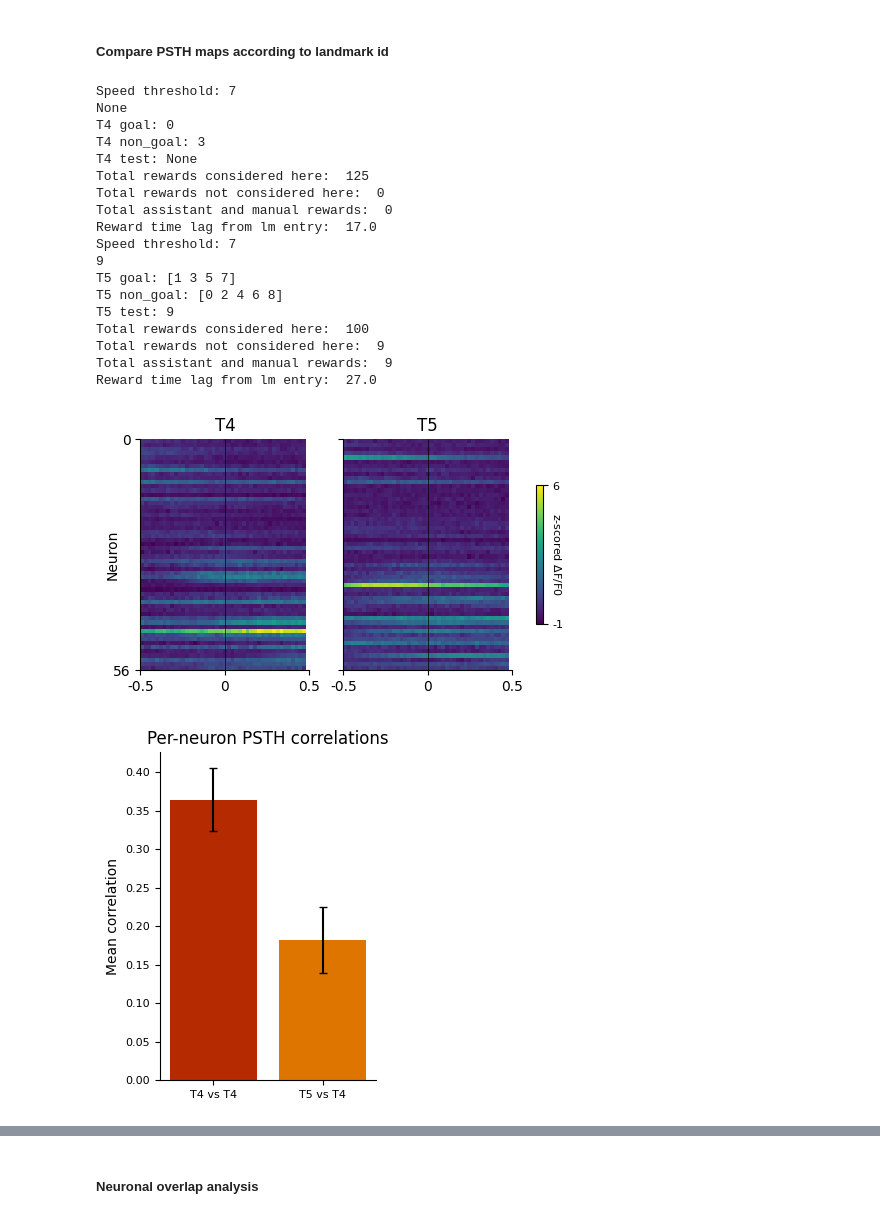
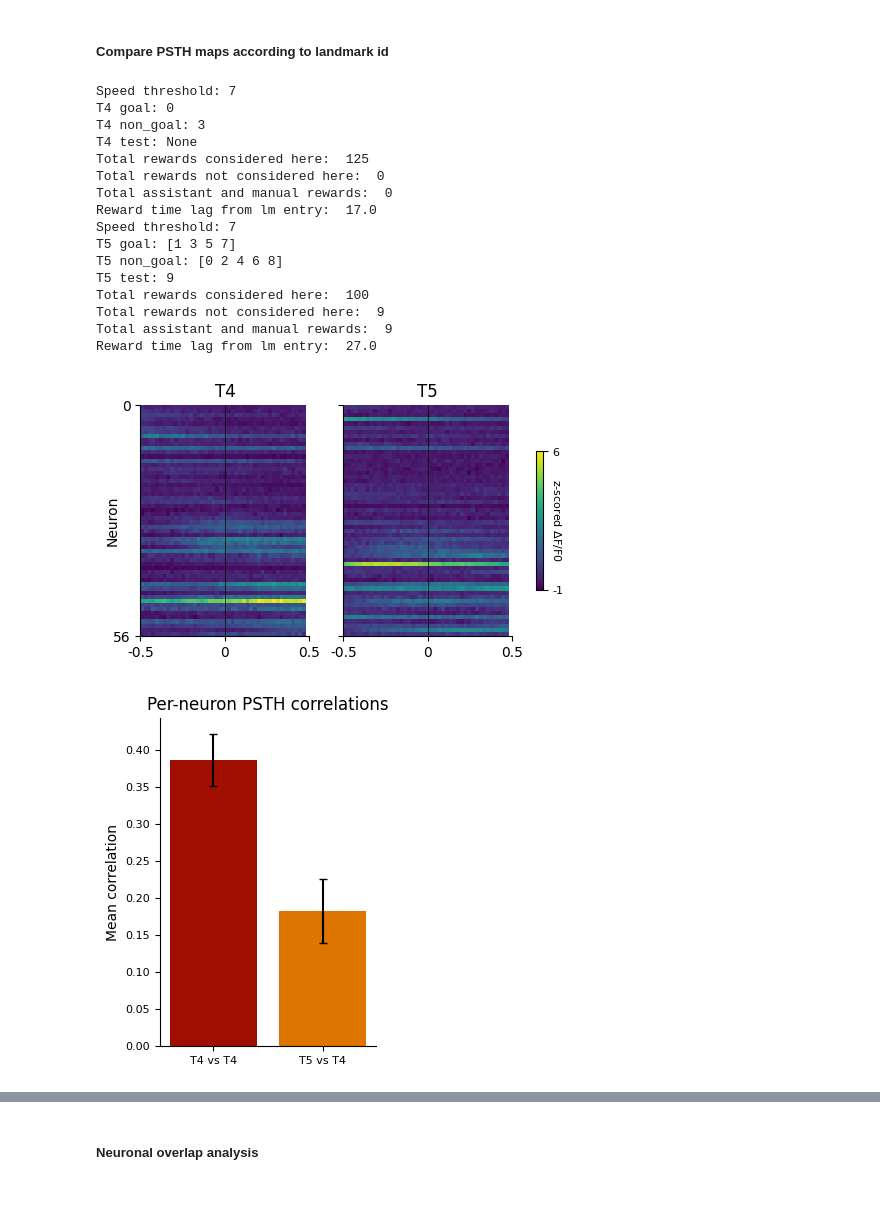
Before and after one commit to AthinaApostolelli/VR_ABCD, a Jupyter notebook: Explore_neural_data_sessions.ipynb, the cells around one changed output, grey strips where cells are left out. Saved outputs shown, nothing was run; the diff lists cells and outputs as text; code cells hidden in the pictures.

Commit message:
Updating landmark id comparison in T4 and T5

```diff
--- a/Explore_neural_data_sessions.ipynb
+++ b/Explore_neural_data_sessions.ipynb
@@ -54,7 +56,7 @@ sessions_to_align = ["ses-010_date-20250314_protocol-t4", "ses-011_date-20250315
 num_sessions = len(sessions_to_align)
 protocol_nums = [int(re.search(r'protocol-t(\d+)', s).group(1)) for s in sessions_to_align]
 
-basepath = Path('/media/mrsic_flogel/public/projects/AtApSuKuSaRe_20250129_HFScohort2')
+basepath = Path('/Volumes/mrsic_flogel/public/projects/AtApSuKuSaRe_20250129_HFScohort2')
 animal = 'TAA0000066'
 func_img_path = 'funcimg/Session'
 alignment_path = basepath / animal / '_'.join(f't{n}' for n in protocol_nums)
@@ -331,9 +333,9 @@ for ref_goal in tracked_reward_id_tuned_idx[ref_prot].keys():
 
 session_struct = {}
 
-for protocol_num, session in zip(protocol_nums, sessions_to_align):
-    data = load_nidaq_behaviour_data(os.path.join(basepath, animal, session))
-    position_data, options = load_vr_behaviour_data(os.path.join(basepath, animal, session))
+for s, (protocol_num, sess) in enumerate(zip(protocol_nums, sessions_to_align)):
+    data = load_nidaq_behaviour_data(os.path.join(basepath, animal, sess))
+    position_data, options = load_vr_behaviour_data(os.path.join(basepath, animal, sess))
 
     session = create_session_struct(position_data, options)
 
@@ -383,12 +385,11 @@ for protocol_num, session in zip(protocol_nums, sessions_to_align):
     print(f"T{protocol_num} non_goal: {session['non_goal_landmark_id']}")
     print(f"T{protocol_num} test: {session['test_landmark_id']}")
 
-    session['rew_time_lag'], _, _, _, _ = get_landmark_category_rew_idx(sequence, num_landmarks, session, position_data, data)
+    session = get_landmark_category_rew_idx(sequence, num_landmarks, session, position_data, data)
 
-    session_struct['session'] = session     # TODO: save
+    session_struct[s] = session     # TODO: save
 # %% [output]
 Speed threshold: 7
-None
 T4 goal: 0
 T4 non_goal: 3
 T4 test: None
@@ -397,7 +398,6 @@ Total rewards not considered here:  0
 Total assistant and manual rewards:  0
 Reward time lag from lm entry:  17.0
 Speed threshold: 7
-9
 T5 goal: [1 3 5 7]
 T5 non_goal: [0 2 4 6 8]
 T5 test: 9
@@ -411,6 +411,7 @@ conditions = [f'T{prot}' for prot in protocol_nums]
 goal_label_map = {1: 'A', 2: 'B', 3: 'C', 4: 'D', '1': 'A', '2': 'B', '3': 'C', '4': 'D', 'A': 'A', 'B': 'B', 'C': 'C', 'D': 'D'}
 all_references = [(prot, goal) for prot in tracked_reward_id_tuned_idx.keys() for goal in tracked_reward_id_tuned_idx[prot].keys()]
 ref_prot = 0  # session idx to use as reference i.e. how have things changed compared to that session
+color_scheme = palettes.met_brew('Johnson', n=len(conditions)*2, brew_type="continuous")
 
 for ref_goal in tracked_reward_id_tuned_idx[ref_prot].keys():
     goal_id = goal_label_map.get(ref_goal, str(ref_goal))
@@ -424,39 +425,38 @@ for ref_goal in tracked_reward_id_tuned_idx[ref_prot].keys():
         # neurons = np.array(neurons_considered_sessions[s])[consistent_reward_id_tuned_neuron_idx[goal]]  # ids of tracked neurons that are consistently reward-tuned
         neurons = np.array(neurons_considered_sessions[s])[tracked_reward_id_tuned_idx[ref_prot][ref_goal]]    # ids of tracked neurons that are reward-tuned and goal-specific in the *1st session*
         neuron_idx = np.where(np.isin(neurons_considered[s], neurons))[0]   # indices of these neurons inside their original list of neurons considered
 
         for goal in ABCD_goals:
             if goal not in tracked_reward_id_tuned_idx[s]:
                 continue
             # Extract the reward PSTHs for these neurons
             if 'reward_id_psth' in results_rewards[s]:
                 psths[s][goal] = results_rewards[s]['reward_id_psth'][()][goal][neuron_idx]
                 average_psths[s][goal] = results_rewards[s]['average_reward_id_psth'][()][goal][neuron_idx]
 
             else:
                 psths[s][goal] = results_rewards[s]['reward_psth'][neuron_idx]
                 average_psths[s][goal] = results_rewards[s]['average_reward_psth'][neuron_idx]
 
         mean_goal_psths = [average_psths[s][goal] for goal in ABCD_goals if goal in average_psths[s] and len(average_psths[s][goal]) > 0]
         goal_psths = [psths[s][goal] for goal in ABCD_goals if goal in psths[s] and len(psths[s][goal] > 0)]
         if mean_goal_psths:
-            average_across_goals[s][1] = np.mean(np.stack(mean_goal_psths, axis=0), axis=0)  # average over goals (axis=0)
-            psths_across_goals[s][1] = np.concatenate(goal_psths, axis=1)
+            average_across_goals[s] = np.mean(np.stack(mean_goal_psths, axis=0), axis=0)  # average over goals (axis=0)
+            psths_across_goals[s] = np.concatenate(goal_psths, axis=1)
         else:
-            average_across_goals[s][1] = average_psths[s][goal]
-        # print(psths_across_goals[s][1].shape)
+            average_across_goals[s] = average_psths[s][goal]
 
     plot_all_sessions_goal_psth_map(all_average_psths=average_across_goals, conditions=conditions, zscoring=True, ref_session=ref_prot, sorting_goal=1, \
                                     time_around=time_around, funcimg_frame_rate=45, save_plot=False, savepath=savepath, \
                                     savedir='RewardPSTH_RewardTunedNeurons', filename=f'A-avgABCD_T{protocol_nums[ref_prot]}-Reward{goal_id}-TunedNeurons_PSTH_allSessions')
 
     reference = all_references.index((ref_prot, ref_goal))
     _ = get_map_correlation(psths=psths_across_goals, average_psths=average_across_goals, conditions=conditions, zscoring=True, reference=reference, color_scheme=color_scheme, \
                             save_plot=False, savepath=savepath, savedir='RewardPSTH_RewardTunedNeurons', \
                                 filename=f'A-avgABCD_FiringMap_correlation_T{protocol_nums[ref_prot]}-Reward{goal_id}-TunedNeurons')
 # %% [output]
-[figure, old version]
+[figure, new version]
-[figure, old version]
+[figure, new version]
 # %%
 # 2. Compare T4 reward PSTH vs T5 non-goal PSTH for that landmark
 
```
Also changed, not shown: parts of 4 cells of this notebook, 1 other file.
